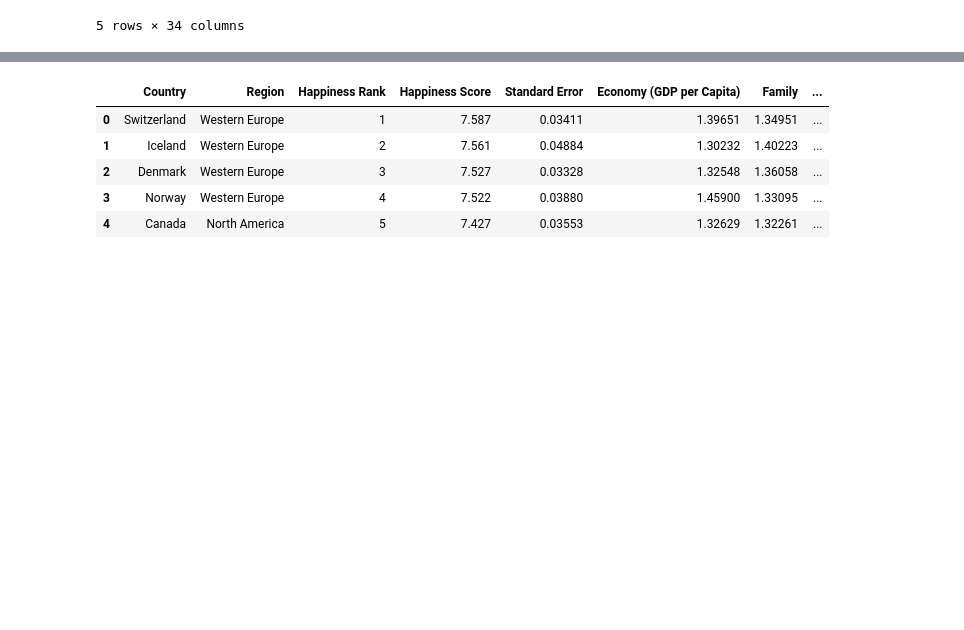
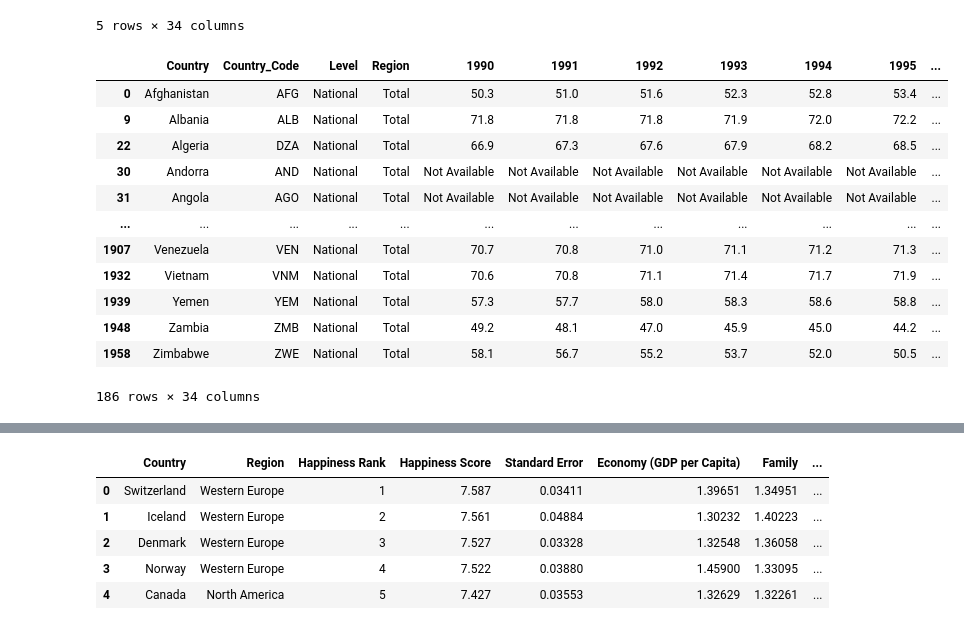
Before and after one commit to thn22/Dedupeanalytics, a Jupyter notebook: cleaning.ipynb, the cells around one changed output, grey strips where cells are left out. Drawn from its saved outputs; the diff is of its cells as text; code cells hidden in the pictures; blank space fills up the shorter version.

```diff
--- a/cleaning.ipynb
+++ b/cleaning.ipynb
@@ -13,5 +14,22 @@ le_df.head()
 | 3 | Afghanistan | AFG | subnational | East (Nangarhar Kunar Laghman Noo... | 54.11 | 54.86 | 55.5 | 56.26 | 56.8 | 57.44 | ... |
 | 4 | Afghanistan | AFG | subnational | North (Samangan Sar-e-Pul Balkh J... | 48.57 | 49.24 | 49.82 | 50.5 | 50.98 | 51.56 | ... |
 5 rows × 34 columns
+# %%
+le_df = le_df[le_df.Level != 'subnational']
+le_df
+# %% [output]
+|  | Country | Country_Code | Level | Region | 1990 | 1991 | 1992 | 1993 | 1994 | 1995 | ... |
+| 0 | Afghanistan | AFG | National | Total | 50.3 | 51.0 | 51.6 | 52.3 | 52.8 | 53.4 | ... |
+| 9 | Albania | ALB | National | Total | 71.8 | 71.8 | 71.8 | 71.9 | 72.0 | 72.2 | ... |
+| 22 | Algeria | DZA | National | Total | 66.9 | 67.3 | 67.6 | 67.9 | 68.2 | 68.5 | ... |
+| 30 | Andorra | AND | National | Total | Not Available | Not Available | Not Available | Not Available | Not Available | Not Available | ... |
+| 31 | Angola | AGO | National | Total | Not Available | Not Available | Not Available | Not Available | Not Available | Not Available | ... |
+| ... | ... | ... | ... | ... | ... | ... | ... | ... | ... | ... | ... |
+| 1907 | Venezuela | VEN | National | Total | 70.7 | 70.8 | 71.0 | 71.1 | 71.2 | 71.3 | ... |
+| 1932 | Vietnam | VNM | National | Total | 70.6 | 70.8 | 71.1 | 71.4 | 71.7 | 71.9 | ... |
+| 1939 | Yemen | YEM | National | Total | 57.3 | 57.7 | 58.0 | 58.3 | 58.6 | 58.8 | ... |
+| 1948 | Zambia | ZMB | National | Total | 49.2 | 48.1 | 47.0 | 45.9 | 45.0 | 44.2 | ... |
+| 1958 | Zimbabwe | ZWE | National | Total | 58.1 | 56.7 | 55.2 | 53.7 | 52.0 | 50.5 | ... |
+186 rows × 34 columns
 # %%
 le_df.drop(columns=['1990', '1991','1992', '1993', '1994', '1995', '1996', '1997', '1998', '1999', '2000', '2001', '2002',
```
Also changed, not shown: parts of 16 cells of this notebook.
